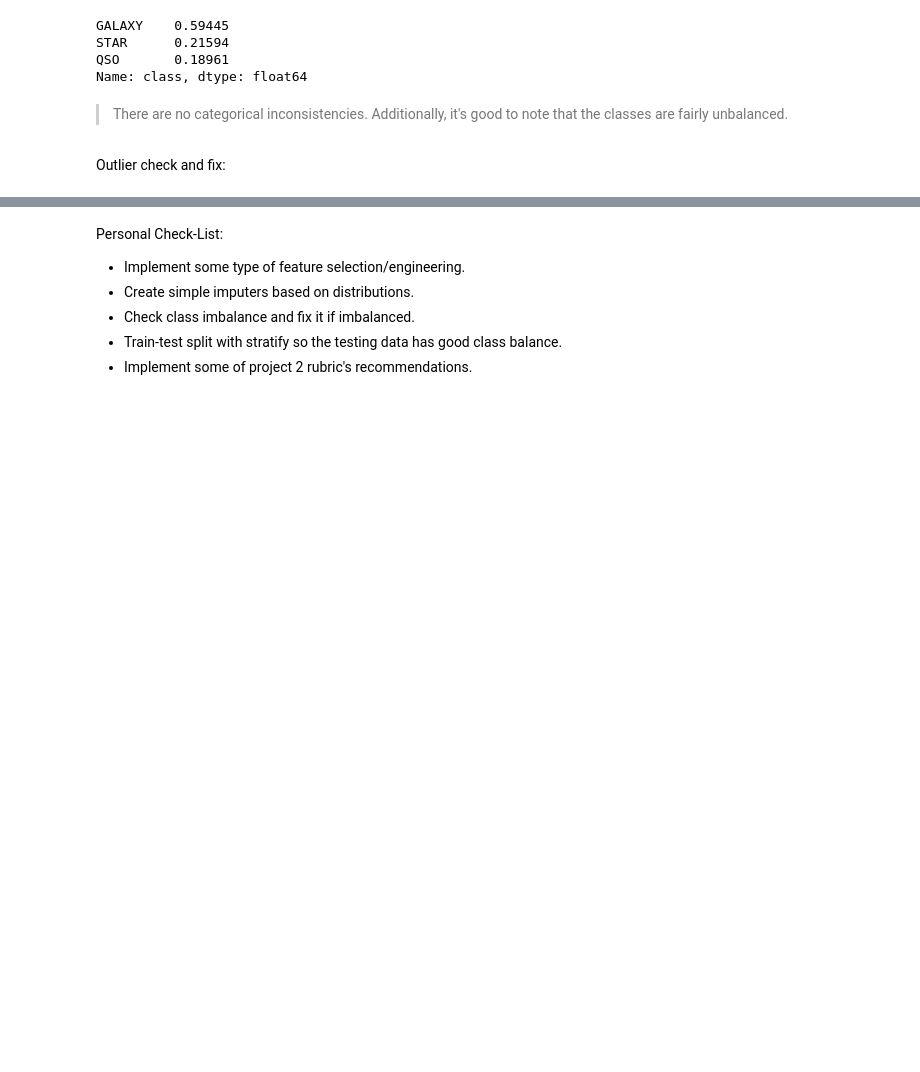
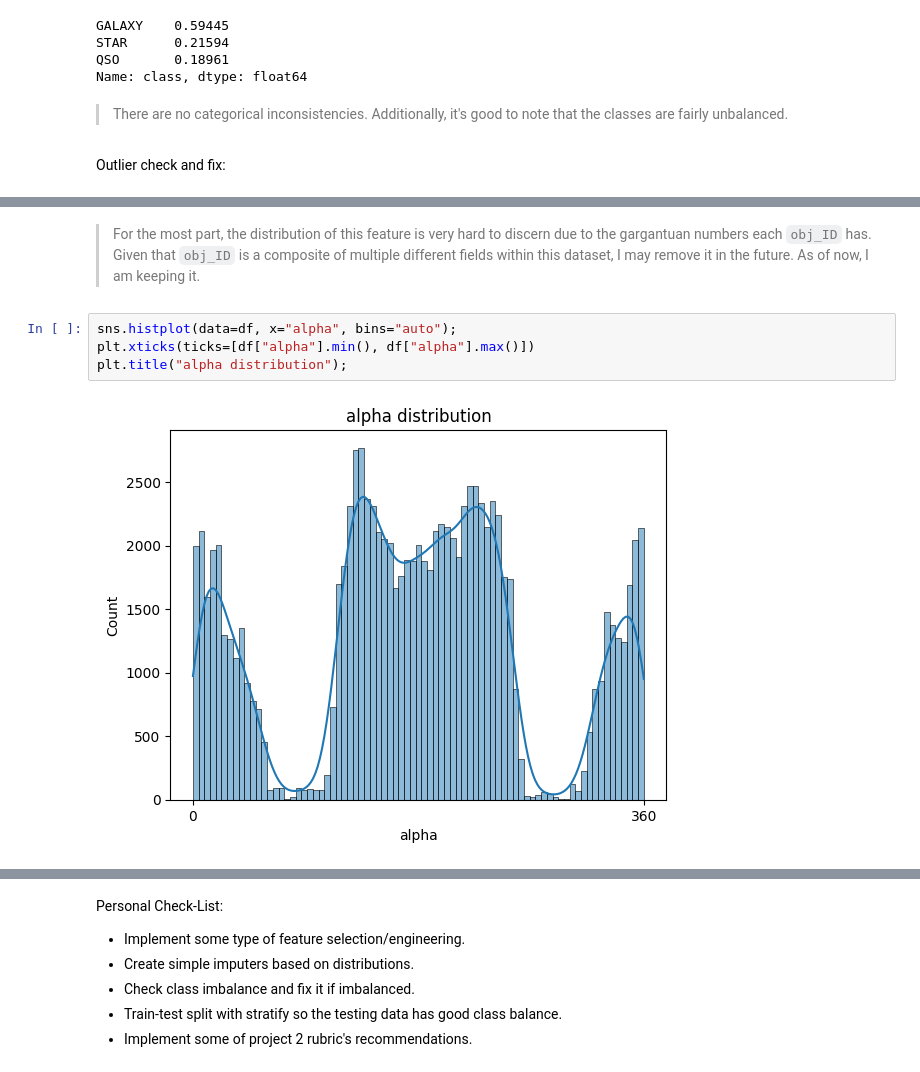
Before and after one commit to john-a-dixon/stellar-object-classification, a Jupyter notebook: stellar.ipynb, the cells around one changed output, grey strips where cells are left out. Drawn from its saved outputs; the diff is of its cells as text; blank space fills up the shorter version.

```diff
--- a/stellar.ipynb
+++ b/stellar.ipynb
@@ -124,0 +134,8 @@ stellar_df.describe()
+# %% [markdown]
+> For the most part, the distribution of this feature is very hard to discern due to the gargantuan numbers each `obj_ID` has. Given that `obj_ID` is a composite of multiple different fields within this dataset, I may remove it in the future. As of now, I am keeping it.
+# %%
+sns.histplot(data=df, x="alpha", bins="auto");
+plt.xticks(ticks=[df["alpha"].min(), df["alpha"].max()])
+plt.title("alpha distribution");
+# %% [output]
+[figure, added]
```
Also changed, not shown: parts of 8 cells of this notebook.
